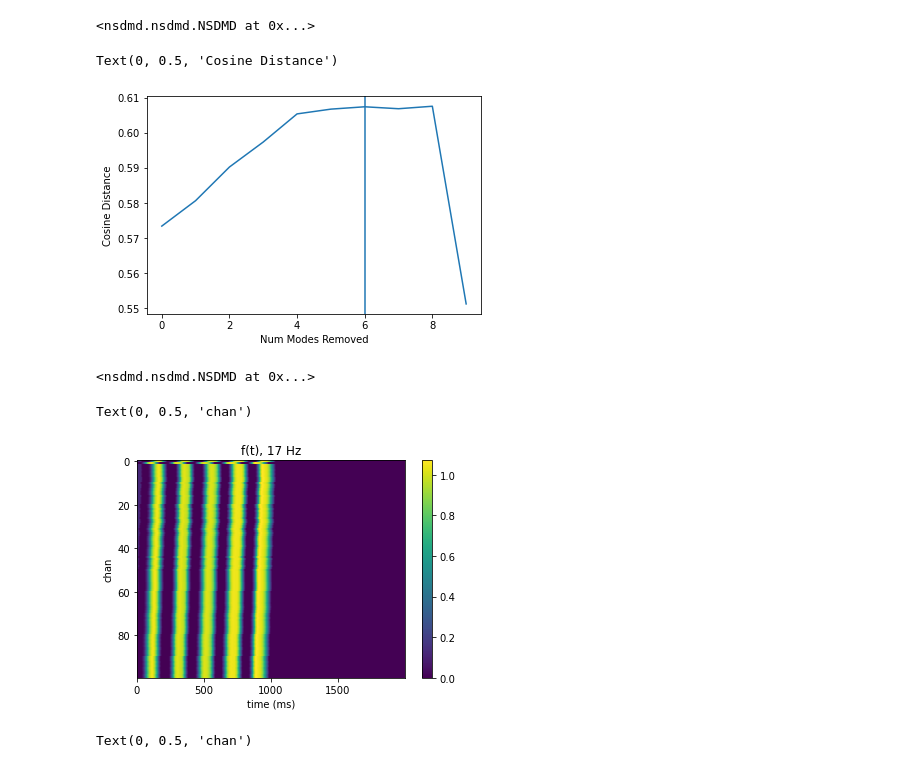
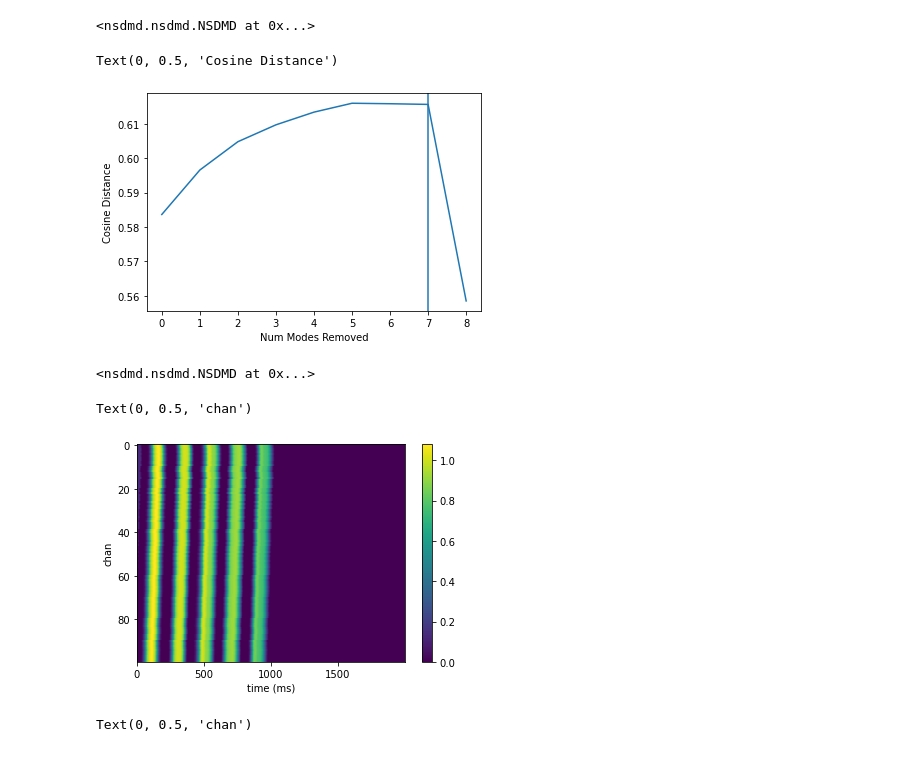
Before and after one commit to learning-2-learn/nsdmd, a Jupyter notebook: examples/coupling_lag_demo.ipynb, the cells around one changed output. Saved outputs shown, nothing was run; the diff lists cells and outputs as text; code cells hidden in the pictures.

Commit message:
Added minor change to t_delay, may not work with varying freq, need to look into

```diff
--- a/examples/coupling_lag_demo.ipynb
+++ b/examples/coupling_lag_demo.ipynb
@@ -55,33 +55,33 @@ model.fit_opt(x, t)
 # %% [output]
 <nsdmd.nsdmd.NSDMD at 0x...>
 # %%
-model.fit_reduction(x, t)
+model.fit_reduction(x, t, t_step)
 # %% [output]
 <nsdmd.nsdmd.NSDMD at 0x...>
 # %%
 plt.plot(model.errors_)
-plt.axvline(6)
+plt.axvline(7)
 plt.xlabel('Num Modes Removed')
 plt.ylabel('Cosine Distance')
 # %% [output]
 Text(0, 0.5, 'Cosine Distance')
-[figure, old version]
+[figure, new version]
 # %%
-model.fit_f(x, t, t_step, 6)
+model.fit_f(x, 7)
 # %% [output]
 <nsdmd.nsdmd.NSDMD at 0x...>
 # %%
 fig = plt.figure()
 ax = fig.add_subplot(111)
 cax = ax.matshow(model.f_hat_[1], aspect='auto')
 fig.colorbar(cax)
 ax.xaxis.set_ticks_position('bottom')
-plt.title('f(t), ' + str(round(model.freq_hat_[1])) + ' Hz')
+# plt.title('f(t), ' + str(round(model.freq_hat_[1])) + ' Hz')
 plt.xlabel('time (ms)')
 plt.ylabel('chan')
 # %% [output]
 Text(0, 0.5, 'chan')
-[figure, old version]
+[figure, new version]
 # %%
 fig = plt.figure()
 ax = fig.add_subplot(111)
```
Also changed, not shown: parts of 1 cell of this notebook, 1 other file.
